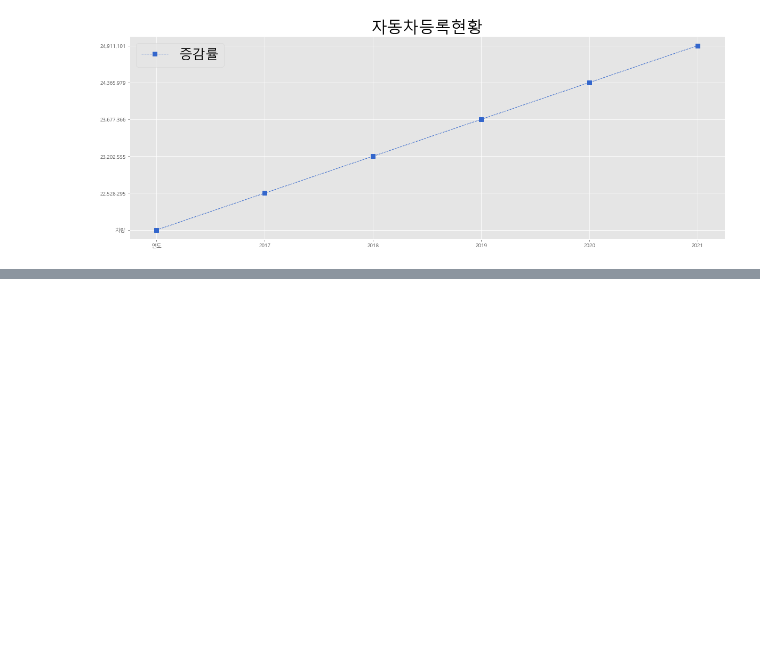
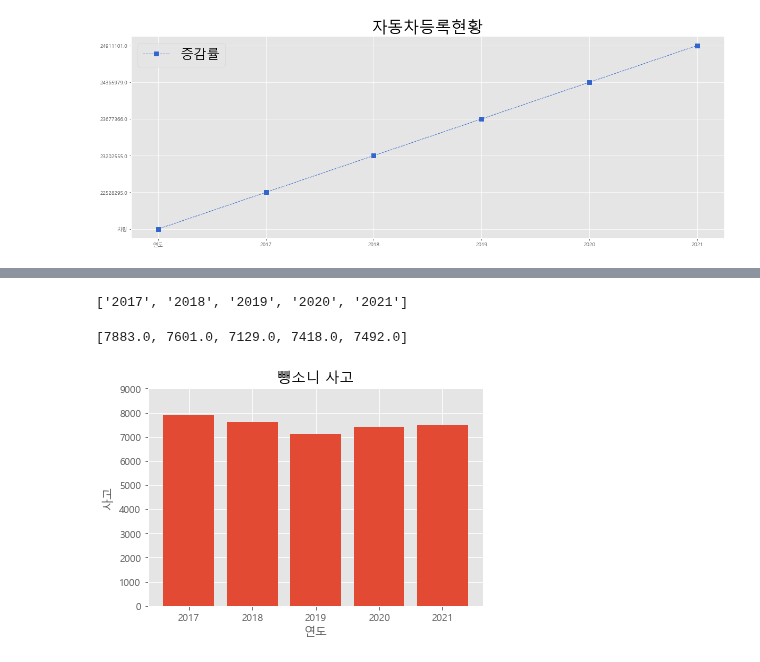
Before and after one commit to HoJin1014/KNU-BIGDATA-study, a Jupyter notebook: livingrab/ex_accident.ipynb, the cells around one changed output, grey strips where cells are left out. Saved outputs shown, nothing was run; the diff lists cells and outputs as text; code cells hidden in the pictures; blank space fills up the shorter version.

```diff
--- a/livingrab/ex_accident.ipynb
+++ b/livingrab/ex_accident.ipynb
@@ -279,0 +284,6 @@ plt.show()
+# %%
+df1['2017']=df1['2017'].str.replace(',', '').astype('float')
+df1['2018']=df1['2018'].str.replace(',', '').astype('float')
+df1['2019']=df1['2019'].str.replace(',', '').astype('float')
+df1['2020']=df1['2020'].str.replace(',', '').astype('float')
+df1['2021']=df1['2021'].str.replace(',', '').astype('float')
@@ -279,0 +304,27 @@ plt.show()
+# %%
+# 그래프 x, y 축
+df1_x=df1.columns.to_list()
+df1_y=df1.loc[0].to_list()
+df1_z=df1.loc[1].to_list()
+df1_t=df1.loc[2].to_list()
+df1_f=df1.loc[3].to_list()
+# %%
+df1_x[1:]
+# %% [output]
+['2017', '2018', '2019', '2020', '2021']
+# %%
+df1_y[1:]
+# %% [output]
+[7883.0, 7601.0, 7129.0, 7418.0, 7492.0]
+# %%
+# https://blog-han.tistory.com/44
+
+plt.title('뺑소니 사고')
+plt.xlabel('연도')
+plt.ylabel('사고')
+plt.ylim([0, 9000])
+# plt.plot(df_x, df_y)
+plt.bar(df1_x[1:], df1_y[1:])
+plt.show()
+# %% [output]
+[figure, added]
```
Also changed, not shown: parts of 25 cells of this notebook.
